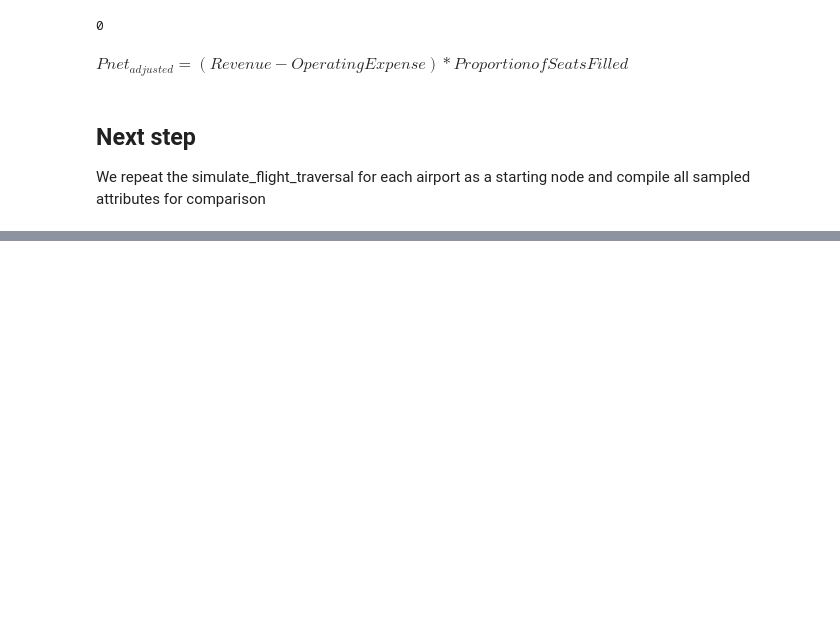
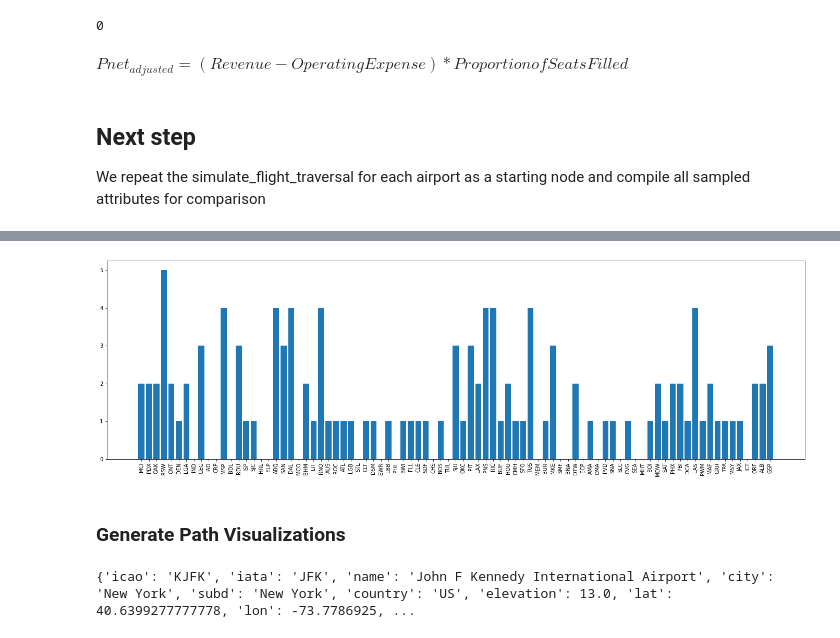
Before and after one commit to krutalp/Airline_Route_Analytics, a Jupyter notebook: Simulation.ipynb, the cells around one changed output, grey strips where cells are left out. Cells and saved outputs as stored; diff of their text form; code cells hidden in the pictures; blank space fills up the shorter version.

```diff
--- a/Simulation.ipynb
+++ b/Simulation.ipynb
@@ -187,0 +229,18 @@ OAK
+# %%
+# plot which starting airport produces the highest overall profit in the long run
+fig_1 = plt.figure(figsize = (24,7), facecolor='w',edgecolor='k')
+
+plt.bar(p_2_p_airports, cancellations_vec)
+plt.xticks(rotation=90)
+plt.show()
+# %% [output]
+[figure, added]
+# %% [markdown]
+### Generate Path Visualizations
+# %%
+# import airports data code log
+import airportsdata
+airports = airportsdata.load('IATA')  # key is the IATA location code
+print(airports['JFK'])
+# %% [output]
+{'icao': 'KJFK', 'iata': 'JFK', 'name': 'John F Kennedy International Airport', 'city': 'New York', 'subd': 'New York', 'country': 'US', 'elevation': 13.0, 'lat': 40.6399277777778, 'lon': -73.7786925, ...
```
Also changed, not shown: parts of 16 cells of this notebook.
